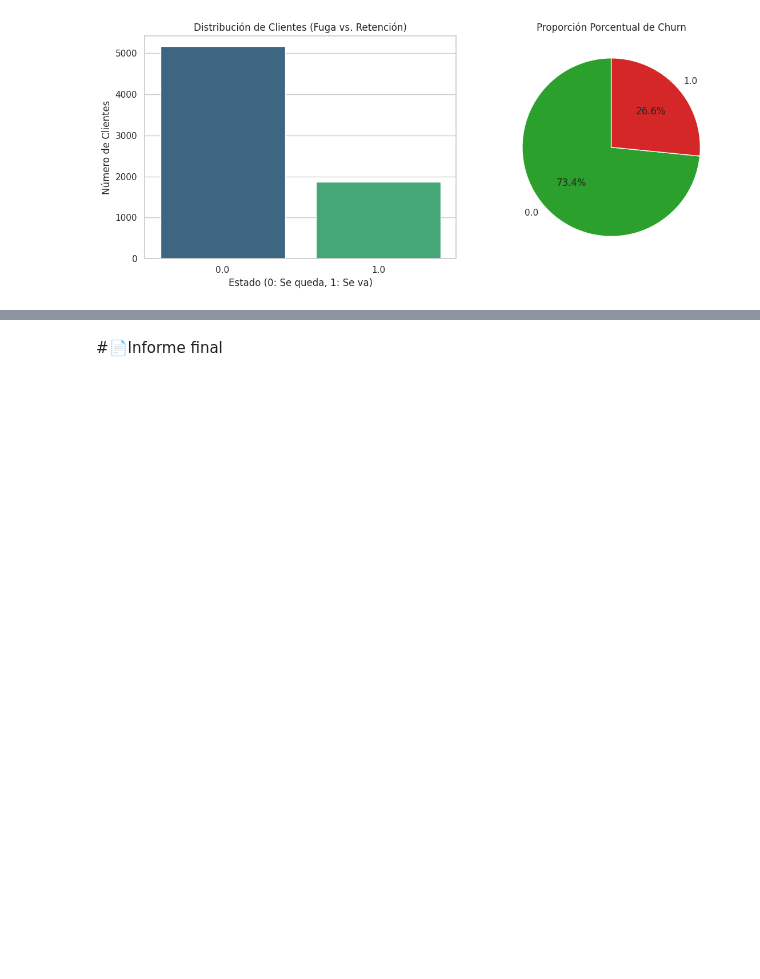
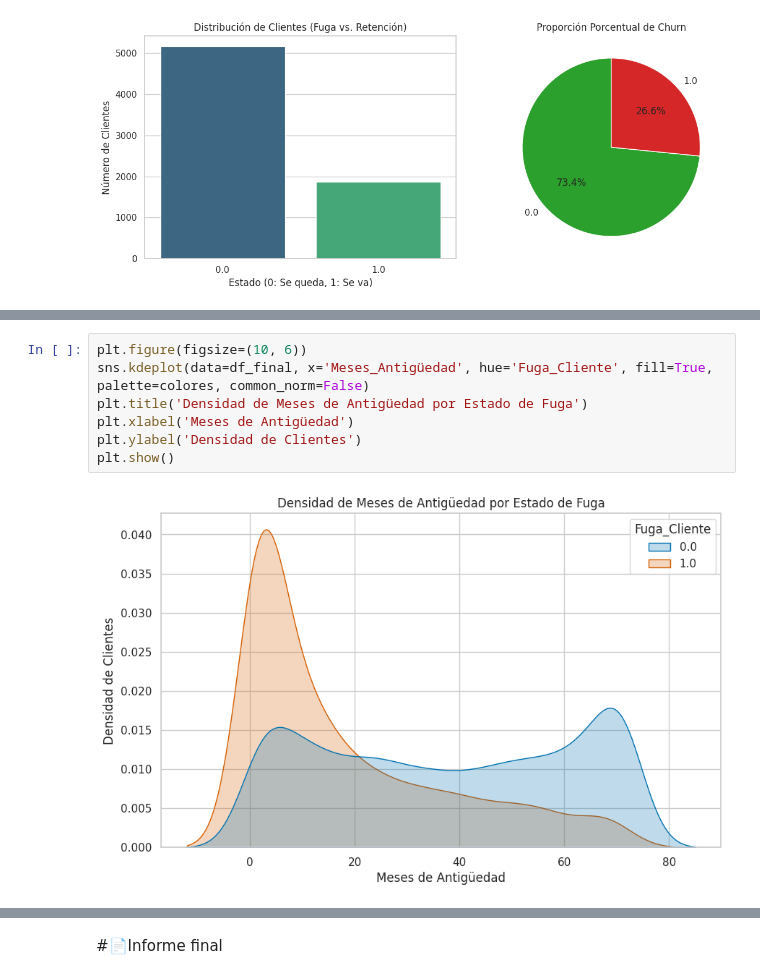
Before and after one commit to yansiercaro/TelecomX_LATAM, a Jupyter notebook: TelecomX_LATAM.ipynb, the cells around one changed output, grey strips where cells are left out. Cells and saved outputs as stored; diff of their text form; blank space fills up the shorter version.

```diff
--- a/TelecomX_LATAM.ipynb
+++ b/TelecomX_LATAM.ipynb
@@ -333,0 +418,9 @@ Passing `palette` without assigning `hue` is deprecated and will be removed in v
+# %%
+plt.figure(figsize=(10, 6))
+sns.kdeplot(data=df_final, x='Meses_Antigüedad', hue='Fuga_Cliente', fill=True, palette=colores, common_norm=False)
+plt.title('Densidad de Meses de Antigüedad por Estado de Fuga')
+plt.xlabel('Meses de Antigüedad')
+plt.ylabel('Densidad de Clientes')
+plt.show()
+# %% [output]
+[figure, added]
```
Also changed, not shown: parts of 5 cells of this notebook.
